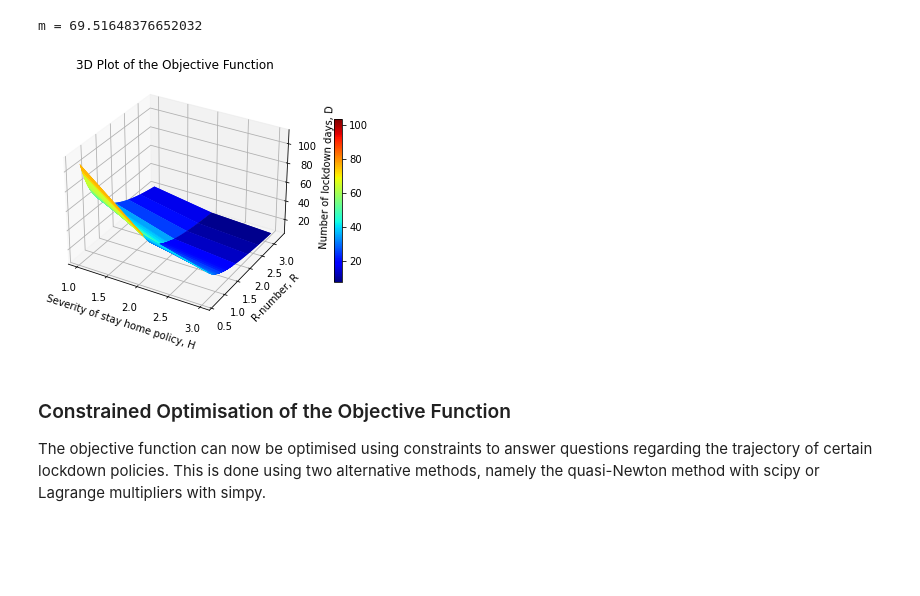
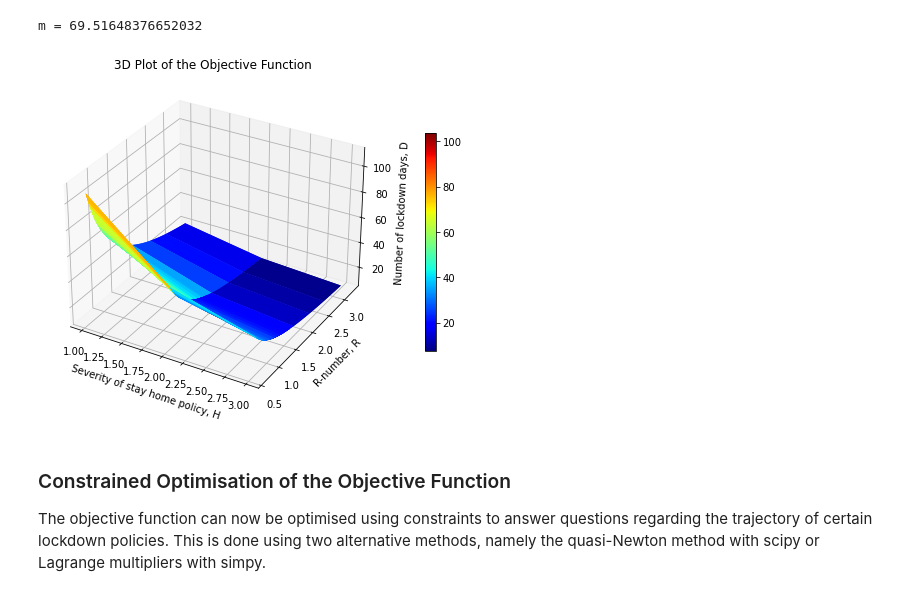
Before and after one commit to LeonidasY/master-ai-projects, a Jupyter notebook: lockdown-optimisation/lockdown-optimisation.ipynb, the cells around one changed output. Cells and saved outputs as stored; diff of their text form; code cells hidden in the pictures; blank space fills up the shorter version.

```diff
--- a/lockdown-optimisation/lockdown-optimisation.ipynb
+++ b/lockdown-optimisation/lockdown-optimisation.ipynb
@@ -215,25 +215,25 @@ m = 69.51648376652032
 # %%
 # Preview the 3D plot of the objective function with the found coefficient m
 def f(H, R):
     return m / (H * R)
 
-fig = plt.figure(figsize=(6, 6))
+fig = plt.figure(figsize=(8, 8))
 ax = fig.add_subplot(111, projection='3d')
 
 X, Y = np.meshgrid(H[H != 0], R[R != 0])
 zs = np.array([f(x, y) for x, y in zip(np.ravel(X), np.ravel(Y))])
 Z = zs.reshape(X.shape)
 
 surf = ax.plot_surface(X, Y, Z, cmap='jet')
 ax.set_title('3D Plot of the Objective Function')
 ax.set_xlabel('Severity of stay home policy, H')
 ax.set_ylabel('R-number, R')
 ax.set_zlabel('Number of lockdown days, D')
 fig.colorbar(surf, shrink=0.5, pad=0.1)
 
 plt.show()
 # %% [output]
-[figure, old version]
+[figure, new version]
 # %% [markdown]
 ### Constrained Optimisation of the Objective Function
 
```
